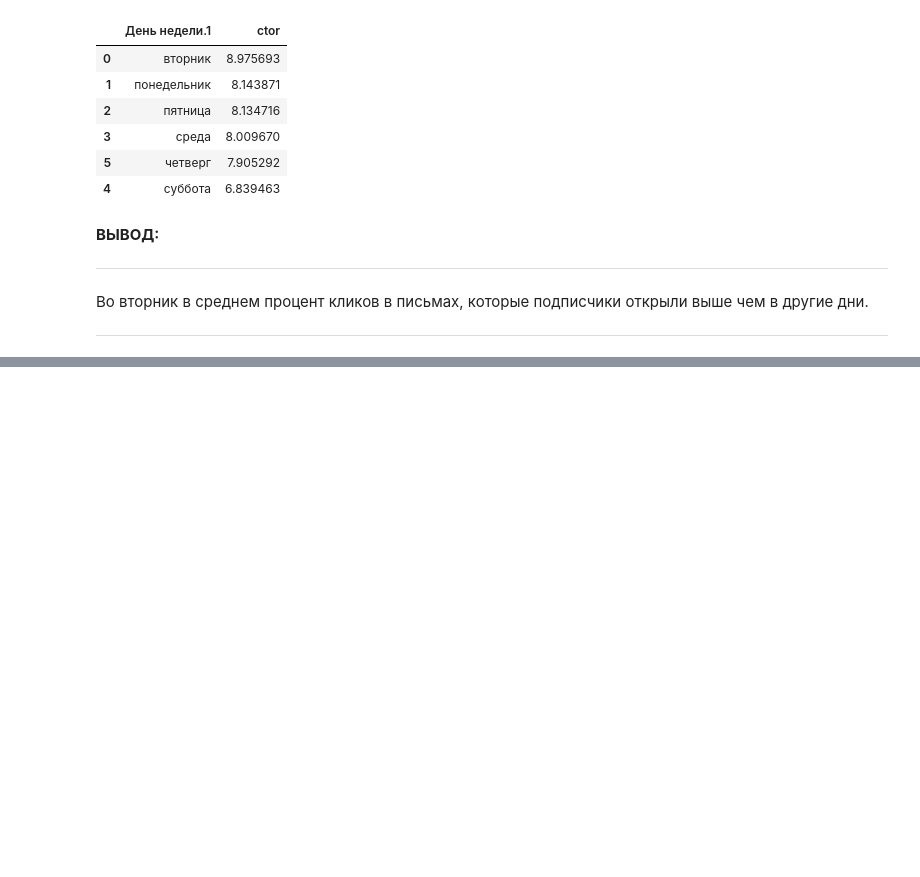
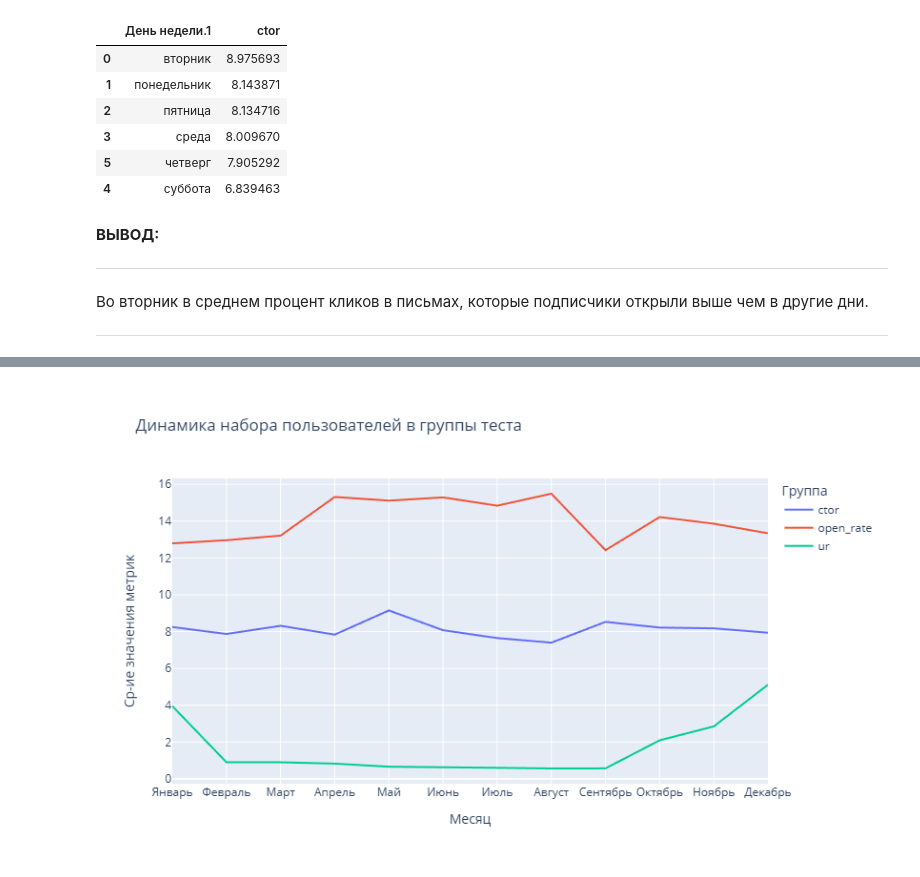
Before and after one commit to A-Goncharov93/mailfit, a Jupyter notebook: mailfit_test.ipynb, the cells around one changed output, grey strips where cells are left out. Saved outputs shown, nothing was run; the diff lists cells and outputs as text; code cells hidden in the pictures; blank space fills up the shorter version.

```diff
--- a/mailfit_test.ipynb
+++ b/mailfit_test.ipynb
@@ -201,0 +212,6 @@ df[df['ctor'] == df['ctor'].max()][['Тема письма', 'delivery_rate', 'o
+# %%
+dynamics = df.pivot_table(index='Месяц', values=['ctor', 'open_rate', 'ur'], aggfunc='mean')
+
+dynamics = dynamics.reset_index()
+
+dynamics.head()
@@ -201,0 +225,21 @@ df[df['ctor'] == df['ctor'].max()][['Тема письма', 'delivery_rate', 'o
+# %%
+months = ["Январь", "Февраль", "Март", "Апрель", "Май", "Июнь",
+          "Июль", "Август", "Сентябрь", "Октябрь", "Ноябрь", "Декабрь"]
+
+dynamics['Месяц'] = pd.Categorical(dynamics['Месяц'], categories=months, ordered=True)
+# %%
+fig = px.line(dynamics.sort_values('Месяц'),
+              x="Месяц",
+              y=dynamics.columns,
+              title="Динамика набора пользователей в группы теста")
+
+fig.update_layout(width=800, height=500,
+                  hoverlabel=dict(font_color="white"),
+                 legend_title='Группа')
+
+fig.update_xaxes(title='Месяц')
+fig.update_yaxes(title='Ср-ие значения метрик')
+
+fig.show()
+# %% [output]
+[figure, added]
```
Also changed, not shown: parts of 13 cells of this notebook.
